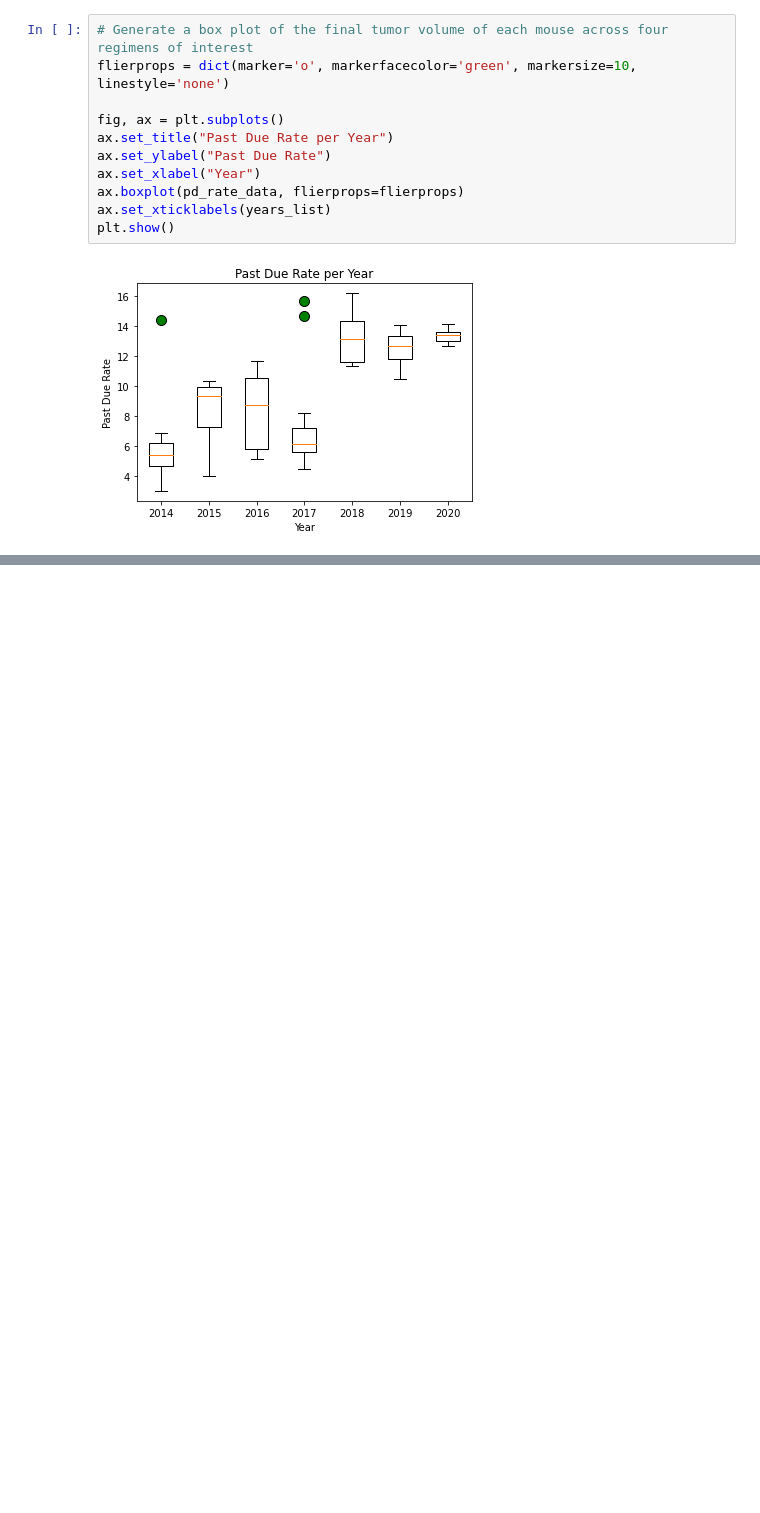
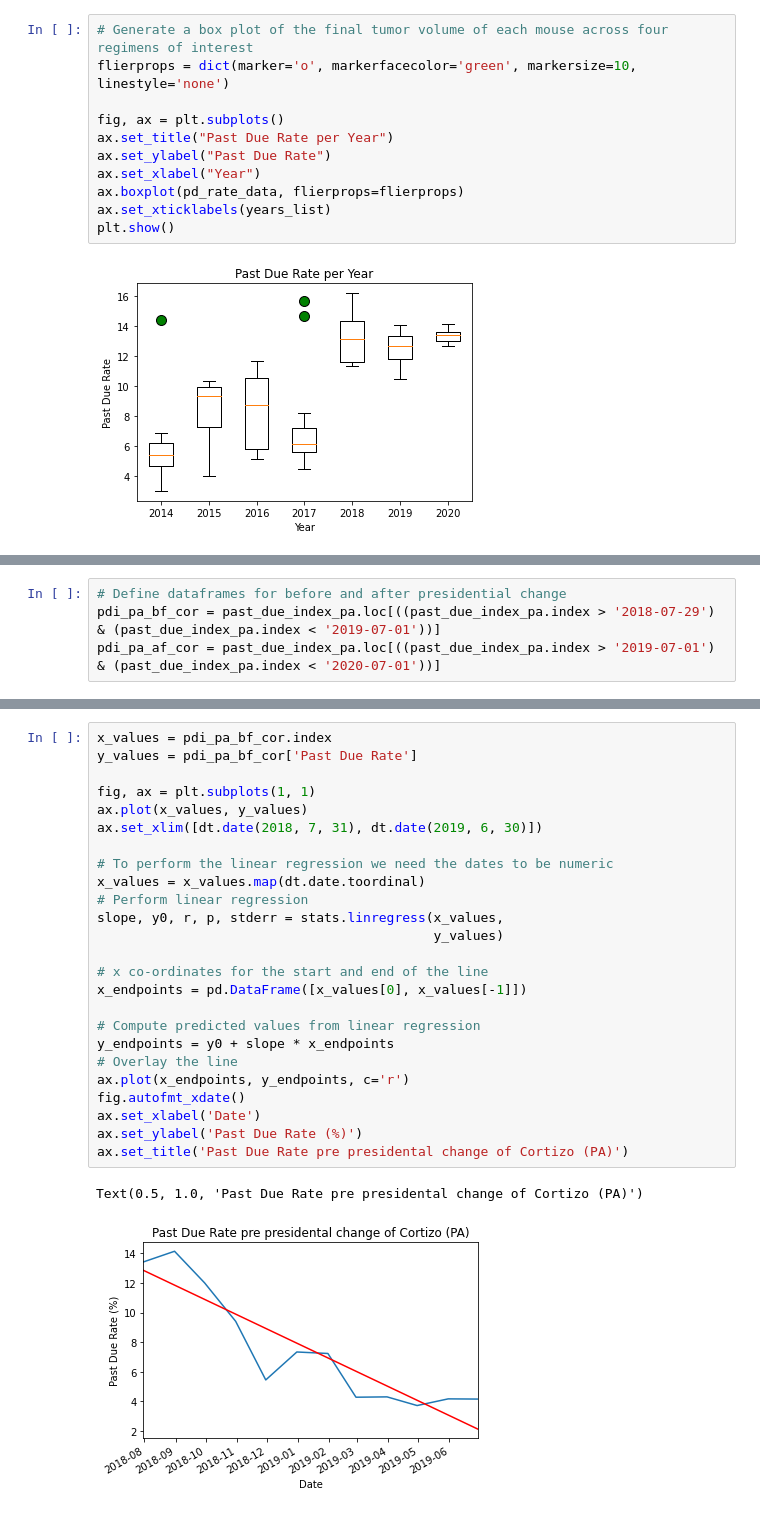
Before and after one commit to SergioGL8/P1---Digging-deep-in-past-due-patterns-, a Jupyter notebook: explore_visual.ipynb, the cells around one changed output, grey strips where cells are left out. Saved outputs shown, nothing was run; the diff lists cells and outputs as text; blank space fills up the shorter version.

```diff
--- a/explore_visual.ipynb
+++ b/explore_visual.ipynb
@@ -1062,0 +1068,4 @@ plt.show()
+# %%
+# Define dataframes for before and after presidential change
+pdi_pa_bf_cor = past_due_index_pa.loc[((past_due_index_pa.index > '2018-07-29') & (past_due_index_pa.index < '2019-07-01'))]
+pdi_pa_af_cor = past_due_index_pa.loc[((past_due_index_pa.index > '2019-07-01') & (past_due_index_pa.index < '2020-07-01'))]
@@ -1062,0 +1087,28 @@ plt.show()
+# %%
+x_values = pdi_pa_bf_cor.index
+y_values = pdi_pa_bf_cor['Past Due Rate']
+
+fig, ax = plt.subplots(1, 1)
+ax.plot(x_values, y_values)
+ax.set_xlim([dt.date(2018, 7, 31), dt.date(2019, 6, 30)])
+
+# To perform the linear regression we need the dates to be numeric
+x_values = x_values.map(dt.date.toordinal)
+# Perform linear regression
+slope, y0, r, p, stderr = stats.linregress(x_values,
+                                           y_values)
+
+# x co-ordinates for the start and end of the line
+x_endpoints = pd.DataFrame([x_values[0], x_values[-1]])
+
+# Compute predicted values from linear regression
+y_endpoints = y0 + slope * x_endpoints
+# Overlay the line
+ax.plot(x_endpoints, y_endpoints, c='r')
+fig.autofmt_xdate()
+ax.set_xlabel('Date')
+ax.set_ylabel('Past Due Rate (%)')
+ax.set_title('Past Due Rate pre presidental change of Cortizo (PA)')
+# %% [output]
+Text(0.5, 1.0, 'Past Due Rate pre presidental change of Cortizo (PA)')
+[figure, added]
```
Also changed, not shown: parts of 12 cells of this notebook, 1 other file.
